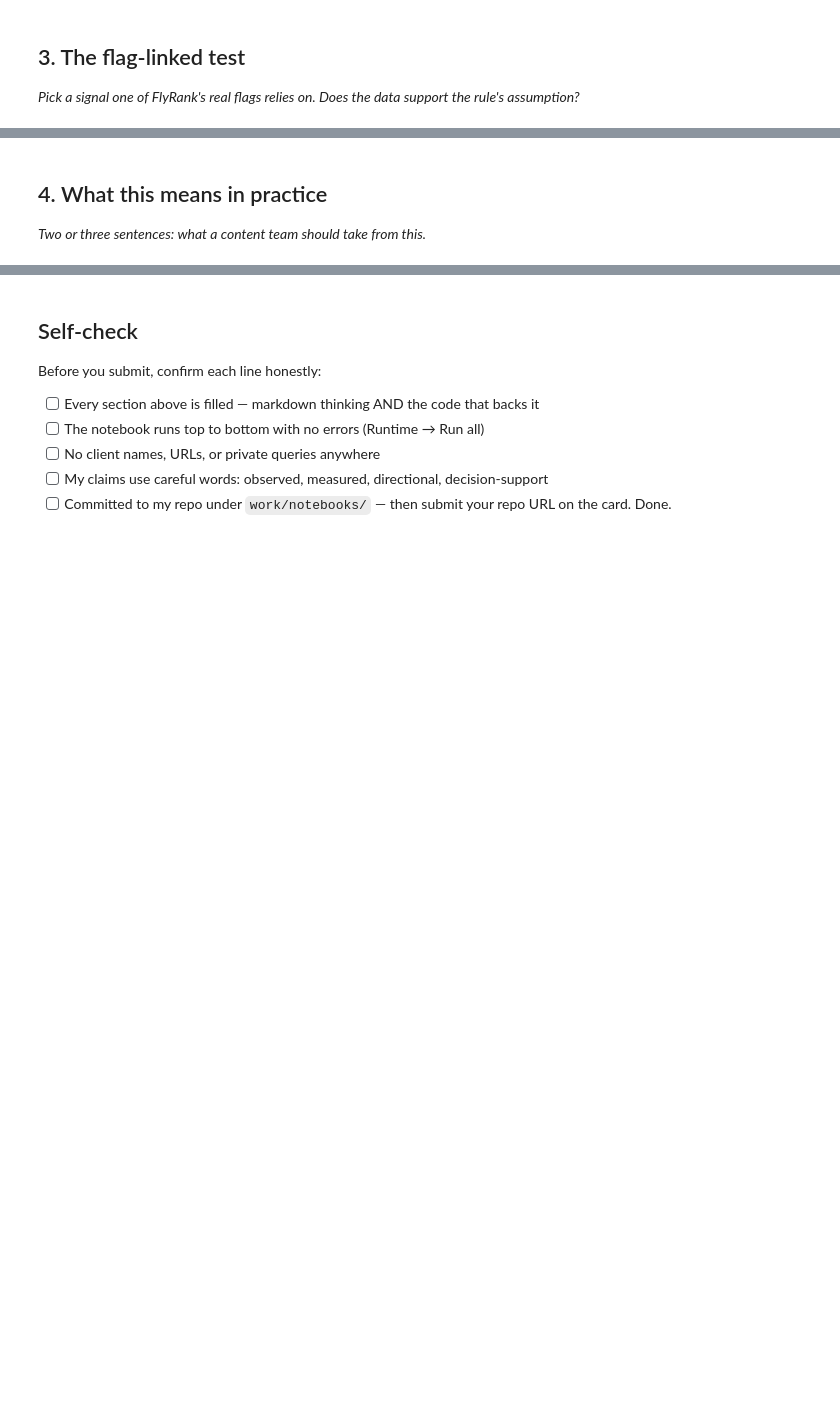
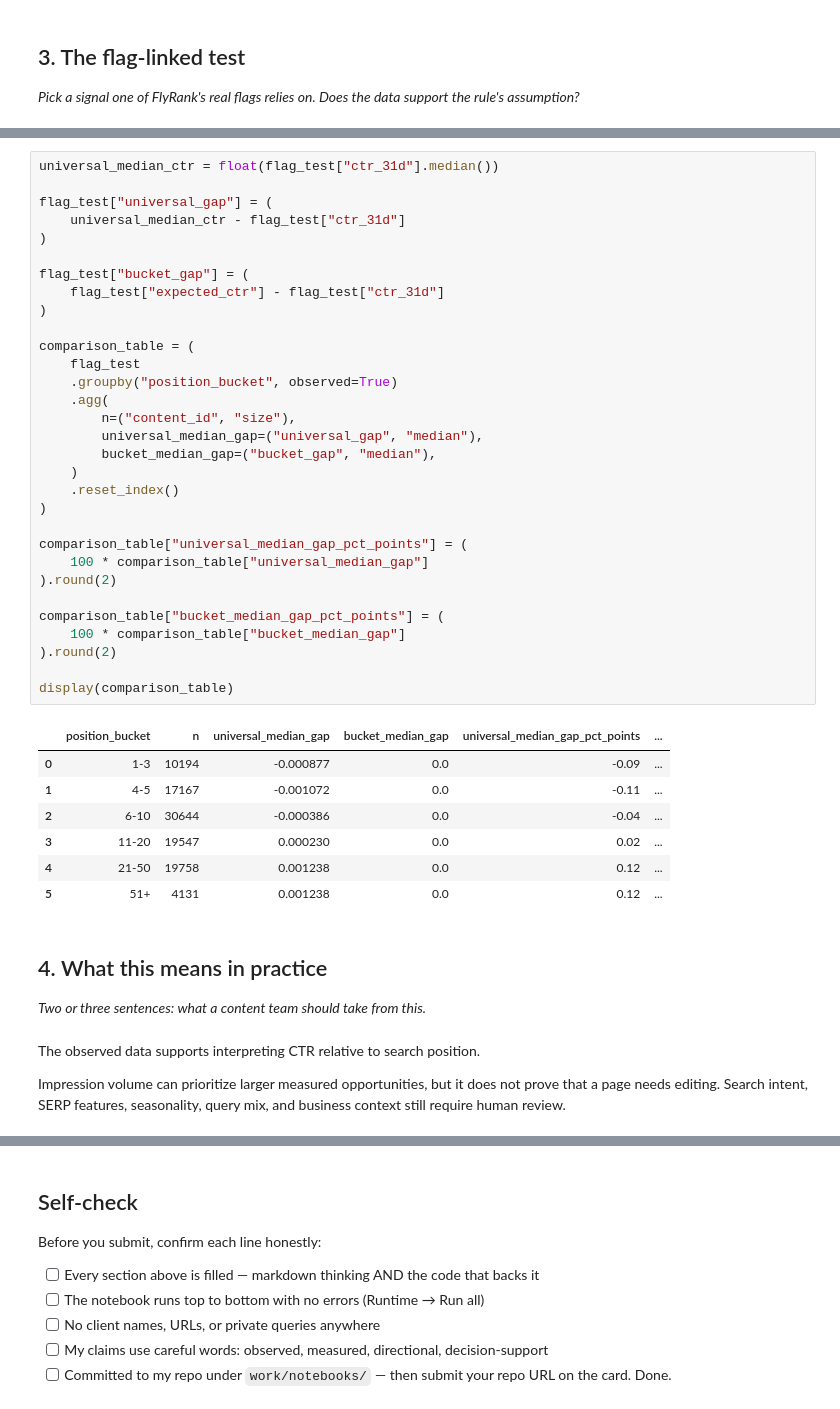
Before and after one commit to Mohidraheel/Machine-Learning-Practice, a Jupyter notebook: work/notebooks/w04_signal_audit.ipynb, the cells around one changed output, grey strips where cells are left out. Cells and saved outputs as stored; diff of their text form; blank space fills up the shorter version.

```diff
--- a/work/notebooks/w04_signal_audit.ipynb
+++ b/work/notebooks/w04_signal_audit.ipynb
@@ -21,4 +469,48 @@ This skeleton is yours to fill. Work the sections **in order** — each one has
+# %%
+universal_median_ctr = float(flag_test["ctr_31d"].median())
+
+flag_test["universal_gap"] = (
+    universal_median_ctr - flag_test["ctr_31d"]
+)
+
+flag_test["bucket_gap"] = (
+    flag_test["expected_ctr"] - flag_test["ctr_31d"]
+)
+
+comparison_table = (
+    flag_test
+    .groupby("position_bucket", observed=True)
+    .agg(
+        n=("content_id", "size"),
+        universal_median_gap=("universal_gap", "median"),
+        bucket_median_gap=("bucket_gap", "median"),
+    )
+    .reset_index()
+)
+
+comparison_table["universal_median_gap_pct_points"] = (
+    100 * comparison_table["universal_median_gap"]
+).round(2)
+
+comparison_table["bucket_median_gap_pct_points"] = (
+    100 * comparison_table["bucket_median_gap"]
+).round(2)
+
+display(comparison_table)
+# %% [output]
+|  | position_bucket | n | universal_median_gap | bucket_median_gap | universal_median_gap_pct_points | ... |
+| 0 | 1-3 | 10194 | -0.000877 | 0.0 | -0.09 | ... |
+| 1 | 4-5 | 17167 | -0.001072 | 0.0 | -0.11 | ... |
+| 2 | 6-10 | 30644 | -0.000386 | 0.0 | -0.04 | ... |
+| 3 | 11-20 | 19547 | 0.000230 | 0.0 | 0.02 | ... |
+| 4 | 21-50 | 19758 | 0.001238 | 0.0 | 0.12 | ... |
+| 5 | 51+ | 4131 | 0.001238 | 0.0 | 0.12 | ... |
 # %% [markdown]
 ## 4. What this means in practice
 
 *Two or three sentences: what a content team should take from this.*
+# %% [markdown]
+
+The observed data supports interpreting CTR relative to search position.
+
+Impression volume can prioritize larger measured opportunities, but it does not prove that a page needs editing. Search intent, SERP features, seasonality, query mix, and business context still require human review.
```
Also changed, not shown: parts of 14 cells of this notebook.
